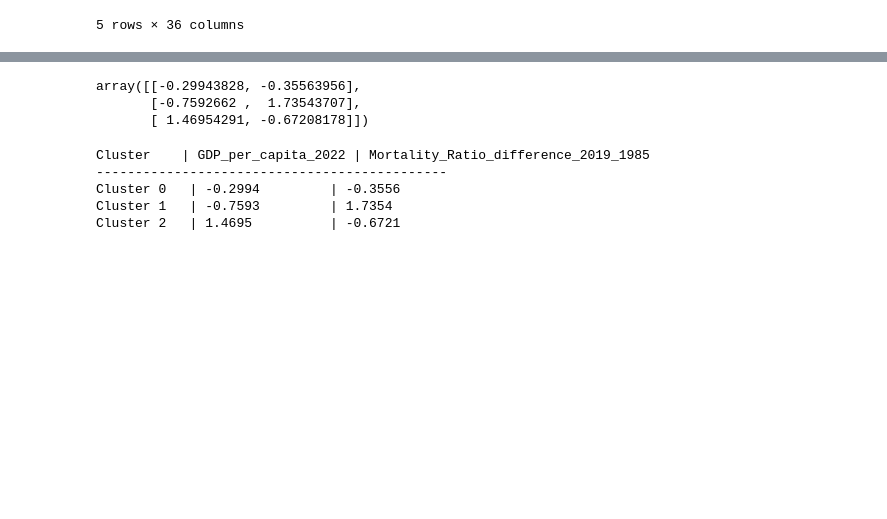
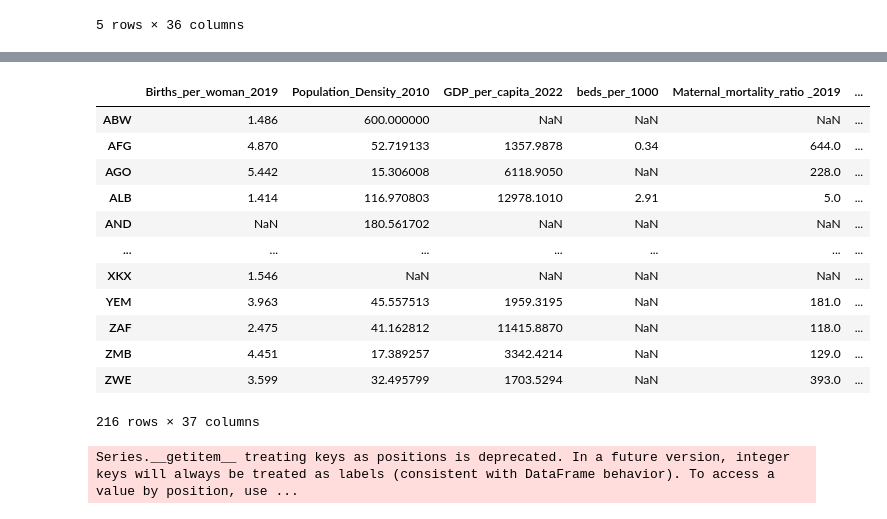
Before and after one commit to MariaStefaniak/SurvivalAtBirth_Global, a Jupyter notebook: Data_Organization/Python_Scripts/SecondDraftFinalNotebook.ipynb, the cells around one changed output, grey strips where cells are left out. Drawn from its saved outputs; the diff is of its cells as text; code cells hidden in the pictures; blank space fills up the shorter version.

```diff
--- a/Data_Organization/Python_Scripts/SecondDraftFinalNotebook.ipynb
+++ b/Data_Organization/Python_Scripts/SecondDraftFinalNotebook.ipynb
@@ -404,18 +430,21 @@ test.DrawClusters()
 # %%
-grouped = test.df4Clustering.groupby('cluster_id').apply(lambda x: list(x.index))
-     # Convert to DataFrame for a clean table
-result = grouped.to_frame(name='Countries')
+test.og_df
+# %% [output]
+|  | Births_per_woman_2019 | Population_Density_2010 | GDP_per_capita_2022 | beds_per_1000 | Maternal_mortality_ratio _2019 | ... |
+| ABW | 1.486 | 600.000000 | NaN | NaN | NaN | ... |
+| AFG | 4.870 | 52.719133 | 1357.9878 | 0.34 | 644.0 | ... |
+| AGO | 5.442 | 15.306008 | 6118.9050 | NaN | 228.0 | ... |
+| ALB | 1.414 | 116.970803 | 12978.1010 | 2.91 | 5.0 | ... |
+| AND | NaN | 180.561702 | NaN | NaN | NaN | ... |
+| ... | ... | ... | ... | ... | ... | ... |
+| XKX | 1.546 | NaN | NaN | NaN | NaN | ... |
+| YEM | 3.963 | 45.557513 | 1959.3195 | NaN | 181.0 | ... |
+| ZAF | 2.475 | 41.162812 | 11415.8870 | NaN | 118.0 | ... |
+| ZMB | 4.451 | 17.389257 | 3342.4214 | NaN | 129.0 | ... |
+| ZWE | 3.599 | 32.495799 | 1703.5294 | NaN | 393.0 | ... |
+216 rows × 37 columns
 # %%
-test.centers
+test.Feature_Selection_Model(['Adolescent_Birth_Rate_2019', 'beds_per_1000'])
+test.Make_Weights()
 # %% [output]
-array([[-0.29943828, -0.35563956],
-       [-0.7592662 ,  1.73543707],
-       [ 1.46954291, -0.67208178]])
+Series.__getitem__ treating keys as positions is deprecated. In a future version, integer keys will always be treated as labels (consistent with DataFrame behavior). To access a value by position, use ...
-# %%
-test.PrintClusterInfo()
-# %% [output]
-Cluster    | GDP_per_capita_2022 | Mortality_Ratio_difference_2019_1985
----------------------------------------------
-Cluster 0   | -0.2994         | -0.3556
-Cluster 1   | -0.7593         | 1.7354
-Cluster 2   | 1.4695          | -0.6721
```
Also changed, not shown: parts of 14 cells of this notebook.
